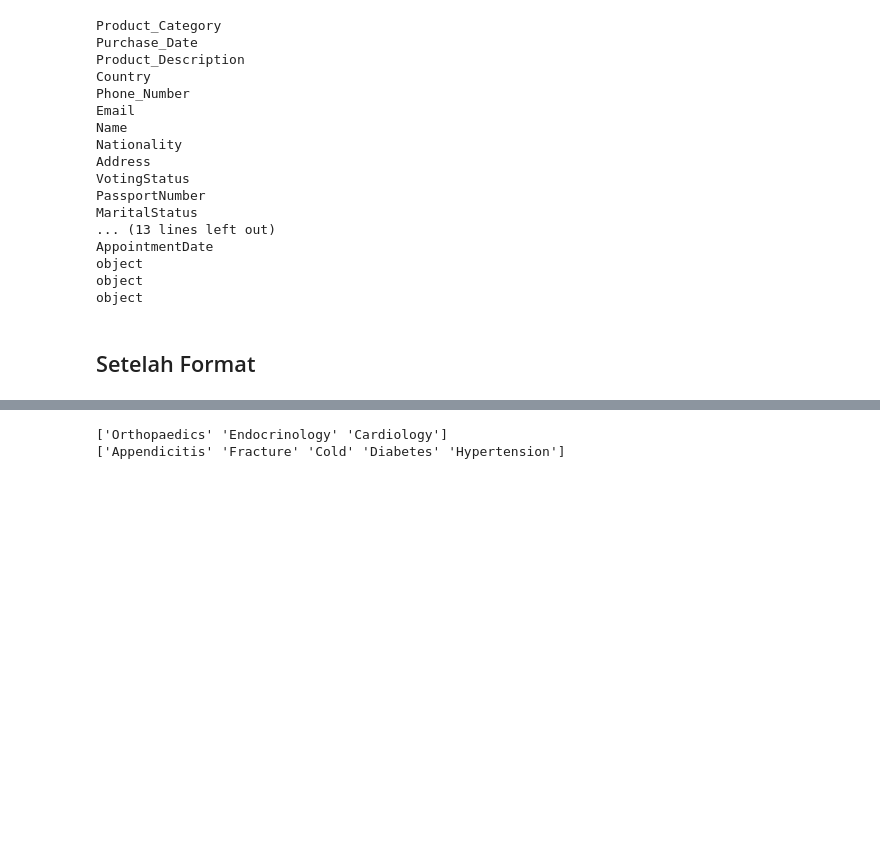
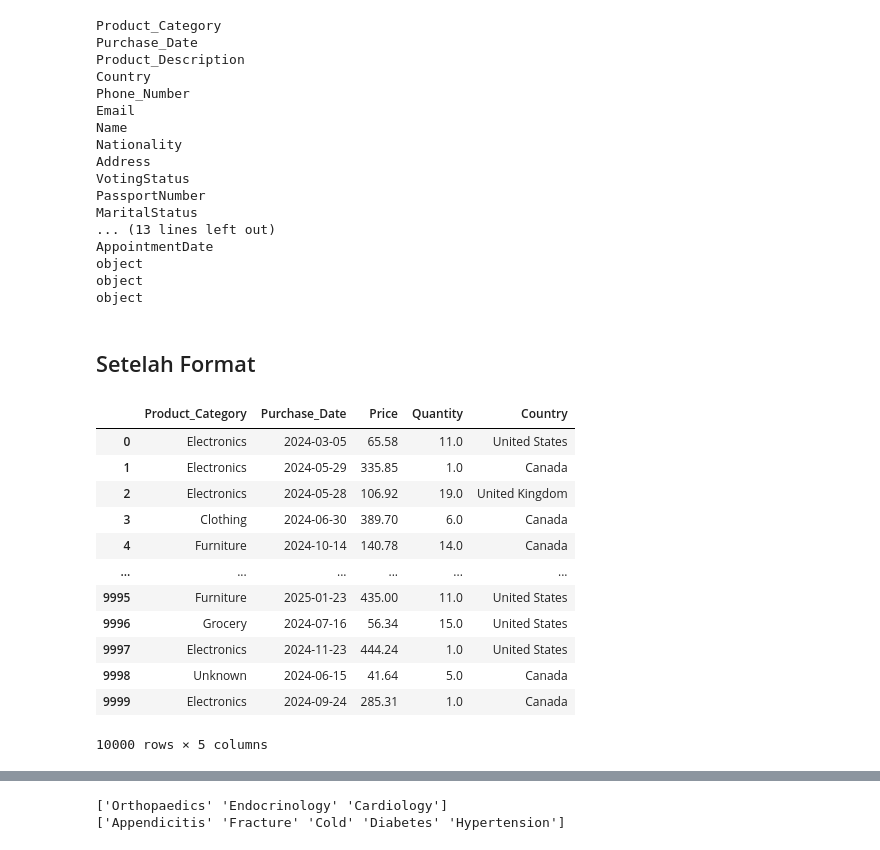
Before and after one commit to Primarizki21/Prepro-Python-Script, a Jupyter notebook: TesDataframe.ipynb, the cells around one changed output, grey strips where cells are left out. Drawn from its saved outputs; the diff is of its cells as text; code cells hidden in the pictures; blank space fills up the shorter version.

```diff
--- a/TesDataframe.ipynb
+++ b/TesDataframe.ipynb
@@ -1074,6 +1145,20 @@ object
 # %%
 df1_baru = pd.read_csv("clean-custdirty_data.csv")
 df2_baru = pd.read_csv("clean-government_citizenship_dirty.csv")
 df3_baru = pd.read_csv("clean-hospital_data_dirty.csv")
 
-# df1_baru
+df1_baru
+# %% [output]
+|  | Product_Category | Purchase_Date | Price | Quantity | Country |
+| 0 | Electronics | 2024-03-05 | 65.58 | 11.0 | United States |
+| 1 | Electronics | 2024-05-29 | 335.85 | 1.0 | Canada |
+| 2 | Electronics | 2024-05-28 | 106.92 | 19.0 | United Kingdom |
+| 3 | Clothing | 2024-06-30 | 389.70 | 6.0 | Canada |
+| 4 | Furniture | 2024-10-14 | 140.78 | 14.0 | Canada |
+| ... | ... | ... | ... | ... | ... |
+| 9995 | Furniture | 2025-01-23 | 435.00 | 11.0 | United States |
+| 9996 | Grocery | 2024-07-16 | 56.34 | 15.0 | United States |
+| 9997 | Electronics | 2024-11-23 | 444.24 | 1.0 | United States |
+| 9998 | Unknown | 2024-06-15 | 41.64 | 5.0 | Canada |
+| 9999 | Electronics | 2024-09-24 | 285.31 | 1.0 | Canada |
+10000 rows × 5 columns
```
Also changed, not shown: parts of 9 cells of this notebook, 1 other file.
